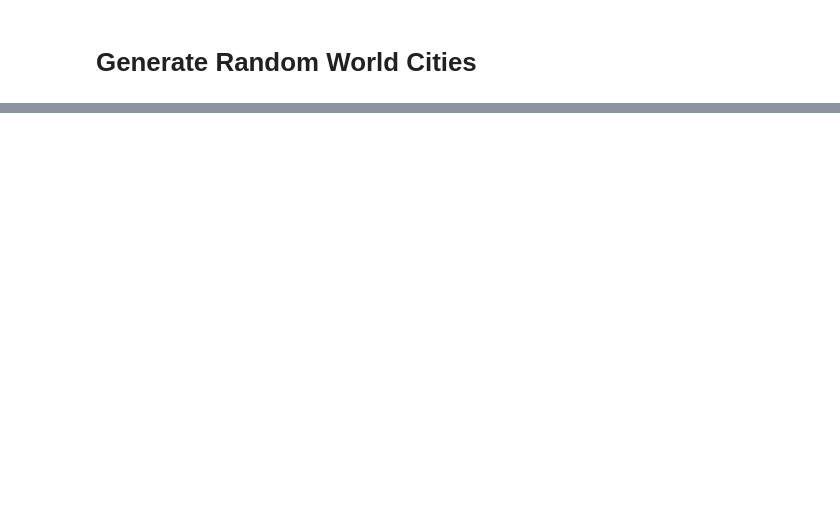
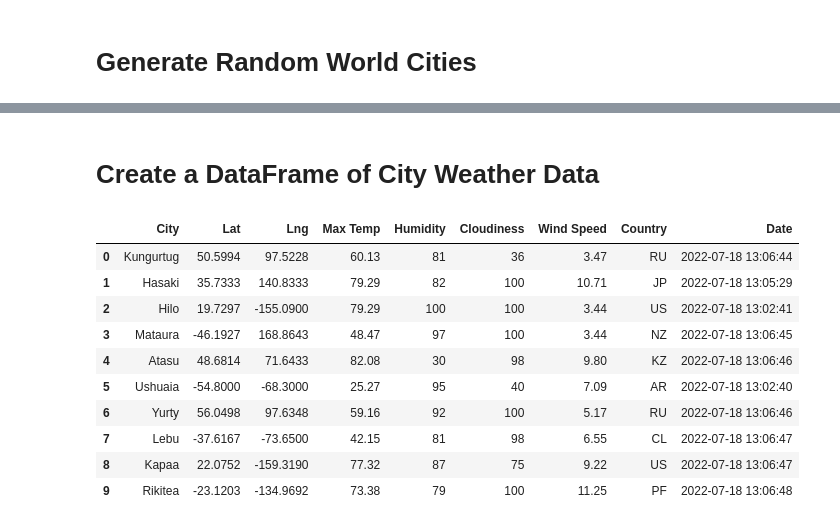
Before and after one commit to hastyjr/World_Weather_Analysis, a Jupyter notebook: WeatherPy.ipynb, the cells around one changed output, grey strips where cells are left out. Cells and saved outputs as stored; diff of their text form; code cells hidden in the pictures; blank space fills up the shorter version.

```diff
--- a/WeatherPy.ipynb
+++ b/WeatherPy.ipynb
@@ -15,9 +15,9 @@ lat_lngs
 <zip at 0x...>
 # %%
 # Create a practice set of random latitude and longitude combinations.
-lats = [25.12903645, 25.92017388, 26.62509167, -59.98969384, 37.30571269]
-lngs = [-67.59741259, 11.09532135, 74.84233102, -76.89176677, -61.13376282]
-lat_lngs = zip(lats, lngs)
+#lats = [25.12903645, 25.92017388, 26.62509167, -59.98969384, 37.30571269]
+#lngs = [-67.59741259, 11.09532135, 74.84233102, -76.89176677, -61.13376282]
+#lat_lngs = zip(lats, lngs)
 # %%
 # Add the latitudes and longitudes to a list.
 coordinates = list(lat_lngs)
@@ -63,0 +190,18 @@ len(cities)
+# %% [markdown]
+# Create a DataFrame of City Weather Data
+# %%
+# Convert the array of dictionaries to a Pandas DataFrame.
+city_data_df = pd.DataFrame(city_data)
+city_data_df.head(10)
+# %% [output]
+|  | City | Lat | Lng | Max Temp | Humidity | Cloudiness | Wind Speed | Country | Date |
+| 0 | Kungurtug | 50.5994 | 97.5228 | 60.13 | 81 | 36 | 3.47 | RU | 2022-07-18 13:06:44 |
+| 1 | Hasaki | 35.7333 | 140.8333 | 79.29 | 82 | 100 | 10.71 | JP | 2022-07-18 13:05:29 |
+| 2 | Hilo | 19.7297 | -155.0900 | 79.29 | 100 | 100 | 3.44 | US | 2022-07-18 13:02:41 |
+| 3 | Mataura | -46.1927 | 168.8643 | 48.47 | 97 | 100 | 3.44 | NZ | 2022-07-18 13:06:45 |
+| 4 | Atasu | 48.6814 | 71.6433 | 82.08 | 30 | 98 | 9.80 | KZ | 2022-07-18 13:06:46 |
+| 5 | Ushuaia | -54.8000 | -68.3000 | 25.27 | 95 | 40 | 7.09 | AR | 2022-07-18 13:02:40 |
+| 6 | Yurty | 56.0498 | 97.6348 | 59.16 | 92 | 100 | 5.17 | RU | 2022-07-18 13:06:46 |
+| 7 | Lebu | -37.6167 | -73.6500 | 42.15 | 81 | 98 | 6.55 | CL | 2022-07-18 13:06:47 |
+| 8 | Kapaa | 22.0752 | -159.3190 | 77.32 | 87 | 75 | 9.22 | US | 2022-07-18 13:06:47 |
+| 9 | Rikitea | -23.1203 | -134.9692 | 73.38 | 79 | 100 | 11.25 | PF | 2022-07-18 13:06:48 |
```
Also changed, not shown: parts of 14 cells of this notebook, 2 other files.
